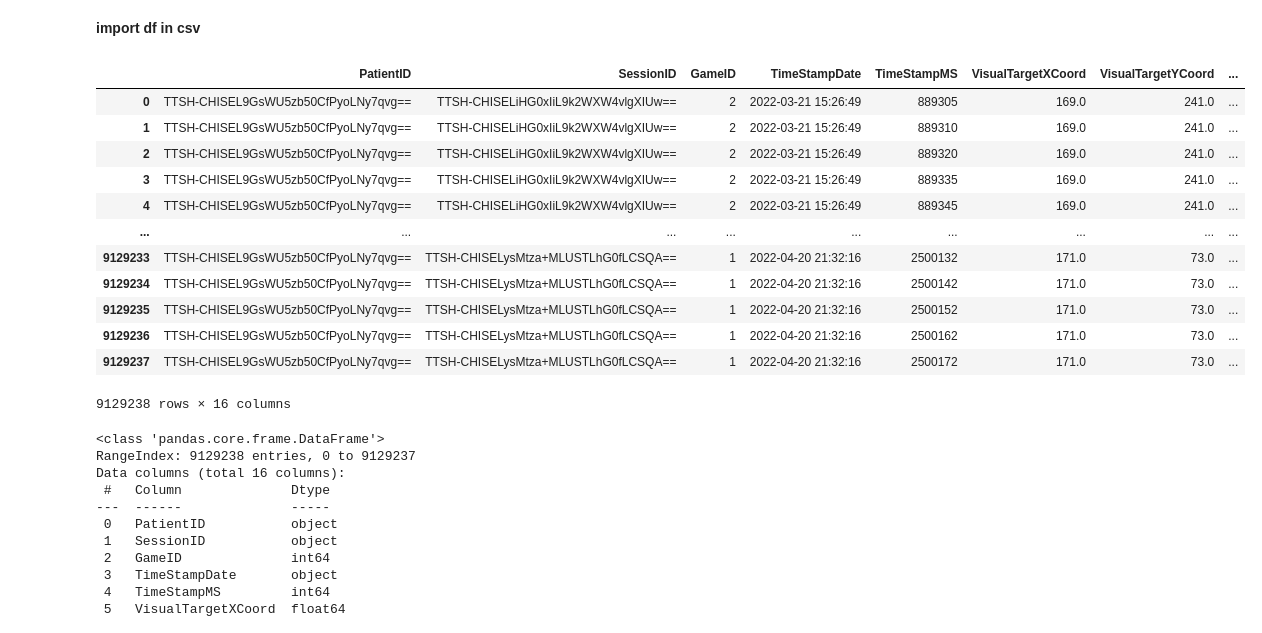
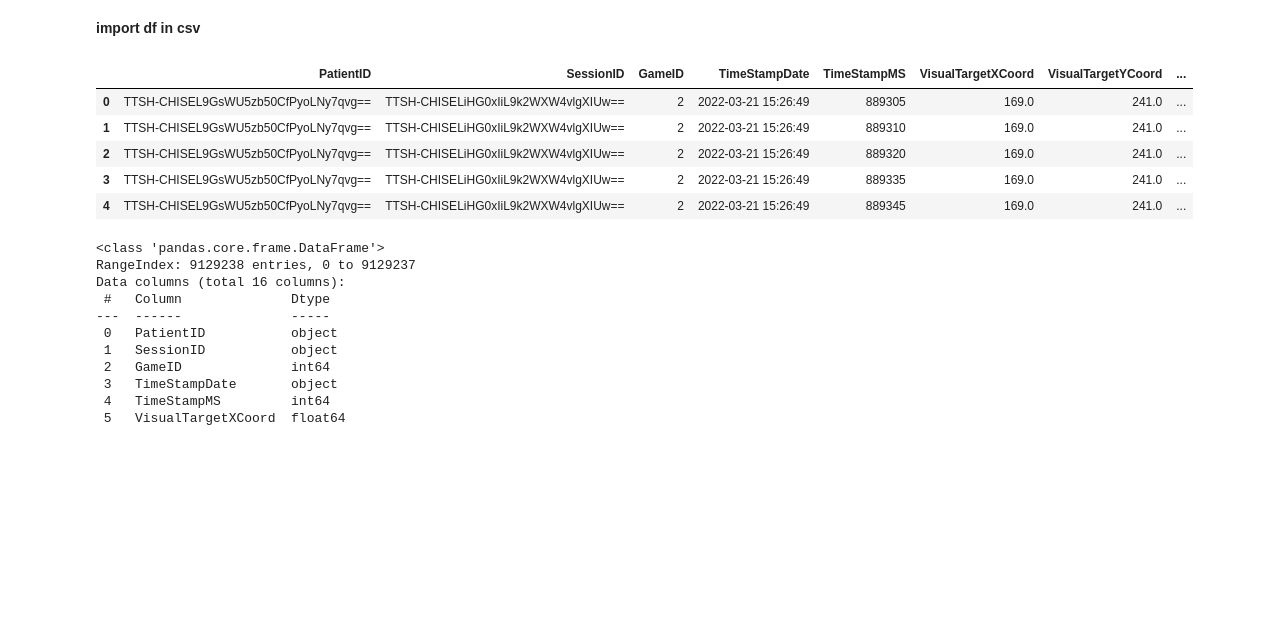
Before and after one commit to doscsy12/robotic_hometherapy, a Jupyter notebook: Extract_database-P002.ipynb, the cells around one changed output. Saved outputs shown, nothing was run; the diff lists cells and outputs as text; code cells hidden in the pictures; blank space fills up the shorter version.

```diff
--- a/Extract_database-P002.ipynb
+++ b/Extract_database-P002.ipynb
@@ -45,21 +45,14 @@ start_codes=datetime.now()
 # # read .dat file if df is saved
 df = pd.read_csv('./data/sql_result_onlyP002.txt')
 # %%
-df
+df.head()
 # %% [output]
 |  | PatientID | SessionID | GameID | TimeStampDate | TimeStampMS | VisualTargetXCoord | VisualTargetYCoord | ... |
 | 0 | TTSH-CHISEL9GsWU5zb50CfPyoLNy7qvg== | TTSH-CHISELiHG0xIiL9k2WXW4vlgXIUw== | 2 | 2022-03-21 15:26:49 | 889305 | 169.0 | 241.0 | ... |
 | 1 | TTSH-CHISEL9GsWU5zb50CfPyoLNy7qvg== | TTSH-CHISELiHG0xIiL9k2WXW4vlgXIUw== | 2 | 2022-03-21 15:26:49 | 889310 | 169.0 | 241.0 | ... |
 | 2 | TTSH-CHISEL9GsWU5zb50CfPyoLNy7qvg== | TTSH-CHISELiHG0xIiL9k2WXW4vlgXIUw== | 2 | 2022-03-21 15:26:49 | 889320 | 169.0 | 241.0 | ... |
 | 3 | TTSH-CHISEL9GsWU5zb50CfPyoLNy7qvg== | TTSH-CHISELiHG0xIiL9k2WXW4vlgXIUw== | 2 | 2022-03-21 15:26:49 | 889335 | 169.0 | 241.0 | ... |
 | 4 | TTSH-CHISEL9GsWU5zb50CfPyoLNy7qvg== | TTSH-CHISELiHG0xIiL9k2WXW4vlgXIUw== | 2 | 2022-03-21 15:26:49 | 889345 | 169.0 | 241.0 | ... |
-| ... | ... | ... | ... | ... | ... | ... | ... | ... |
-| 9129233 | TTSH-CHISEL9GsWU5zb50CfPyoLNy7qvg== | TTSH-CHISELysMtza+MLUSTLhG0fLCSQA== | 1 | 2022-04-20 21:32:16 | 2500132 | 171.0 | 73.0 | ... |
-| 9129234 | TTSH-CHISEL9GsWU5zb50CfPyoLNy7qvg== | TTSH-CHISELysMtza+MLUSTLhG0fLCSQA== | 1 | 2022-04-20 21:32:16 | 2500142 | 171.0 | 73.0 | ... |
-| 9129235 | TTSH-CHISEL9GsWU5zb50CfPyoLNy7qvg== | TTSH-CHISELysMtza+MLUSTLhG0fLCSQA== | 1 | 2022-04-20 21:32:16 | 2500152 | 171.0 | 73.0 | ... |
-| 9129236 | TTSH-CHISEL9GsWU5zb50CfPyoLNy7qvg== | TTSH-CHISELysMtza+MLUSTLhG0fLCSQA== | 1 | 2022-04-20 21:32:16 | 2500162 | 171.0 | 73.0 | ... |
-| 9129237 | TTSH-CHISEL9GsWU5zb50CfPyoLNy7qvg== | TTSH-CHISELysMtza+MLUSTLhG0fLCSQA== | 1 | 2022-04-20 21:32:16 | 2500172 | 171.0 | 73.0 | ... |
-9129238 rows × 16 columns
 # %%
 df.info()
 # %% [output]
```
Also changed, not shown: parts of 9 cells of this notebook, 1 other file.
